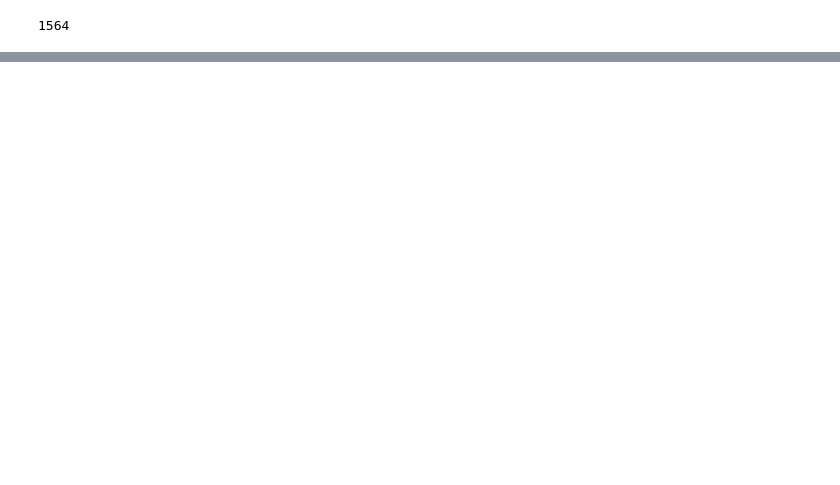
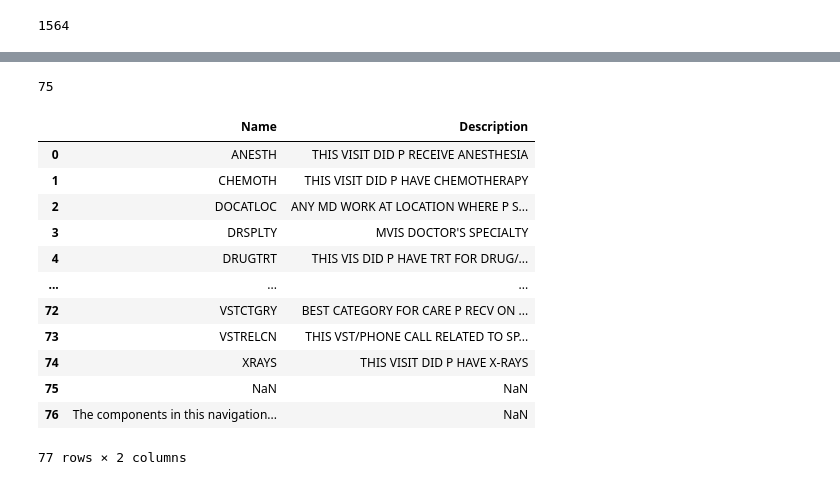
Before and after one commit to kudzuweb/capstone-MEPS-Data-Exploration, a Jupyter notebook: notebooks/webscrapecapstonecodebooks.ipynb, the cells around one changed output, grey strips where cells are left out. Saved outputs shown, nothing was run; the diff lists cells and outputs as text; code cells hidden in the pictures; blank space fills up the shorter version.

```diff
--- a/notebooks/webscrapecapstonecodebooks.ipynb
+++ b/notebooks/webscrapecapstonecodebooks.ipynb
@@ -223,0 +526,5 @@ cb_1
+# %%
+#create list of links to get pages with cb html links
+
+PUFlinks = (['https://meps.ahrq.gov/mepsweb/data_stats/' + word for word in obv])
+print(PUFlinks)
@@ -223,0 +533,8 @@ cb_1
+# %%
+#get the links to the codebook pages and turn into working links
+cblinks = []
+
+for link in PUFlinks:
+    cbl = getCBLinks(link)
+    cblinks.extend('https://meps.ahrq.gov/mepsweb/data_stats/' + word for word in cbl)
+print(cblinks)
@@ -223,0 +543,12 @@ cb_1
+# %%
+#loop over cblinks to get html tables, as a dictionary of dataframes
+obvCBs = {}
+
+for i, link in enumerate(cblinks, start=1):
+    try:
+        page = pd.read_html(link)                                                      # read html tables from the page
+        table = page[1]                                                                # grab second table(should be right one)
+        key = f'cb_{i}'                                                                # create dynamic key
+        obvCBs[key] = table                                                            # store the df in the dictionary
+    except Exception as e:
+        print(f"Error processing {link}: {e}")
@@ -223,0 +600,4 @@ cb_1
+# %%
+len(varlinks['cb_10'])
+# %% [output]
+75
@@ -223,0 +611,20 @@ cb_1
+# %%
+#export variables and descriptions to csvs
+for cb in obvCBs:
+    obvCBs[cb].iloc[:, [0, 3]].to_csv(f'../data/obvCBcsvs/{cb}.csv', index= False)
+# %%
+obvCBs[cb].iloc[:, [0, 3]]
+# %% [output]
+|  | Name | Description |
+| 0 | ANESTH | THIS VISIT DID P RECEIVE ANESTHESIA |
+| 1 | CHEMOTH | THIS VISIT DID P HAVE CHEMOTHERAPY |
+| 2 | DOCATLOC | ANY MD WORK AT LOCATION WHERE P S... |
+| 3 | DRSPLTY | MVIS DOCTOR'S SPECIALTY |
+| 4 | DRUGTRT | THIS VIS DID P HAVE TRT FOR DRUG/... |
+| ... | ... | ... |
+| 72 | VSTCTGRY | BEST CATEGORY FOR CARE P RECV ON ... |
+| 73 | VSTRELCN | THIS VST/PHONE CALL RELATED TO SP... |
+| 74 | XRAYS | THIS VISIT DID P HAVE X-RAYS |
+| 75 | NaN | NaN |
+| 76 | The components in this navigation... | NaN |
+77 rows × 2 columns
```
Also changed, not shown: parts of 48 cells of this notebook, 3 other files.
